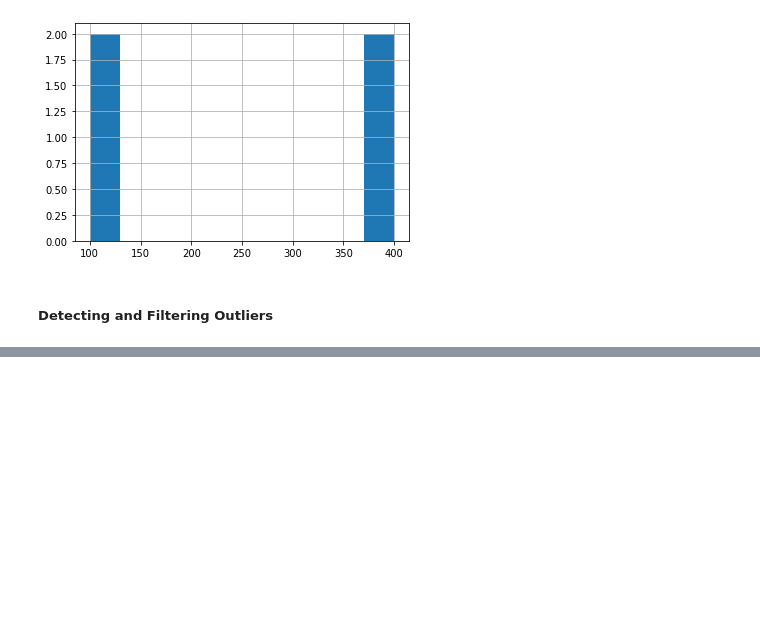
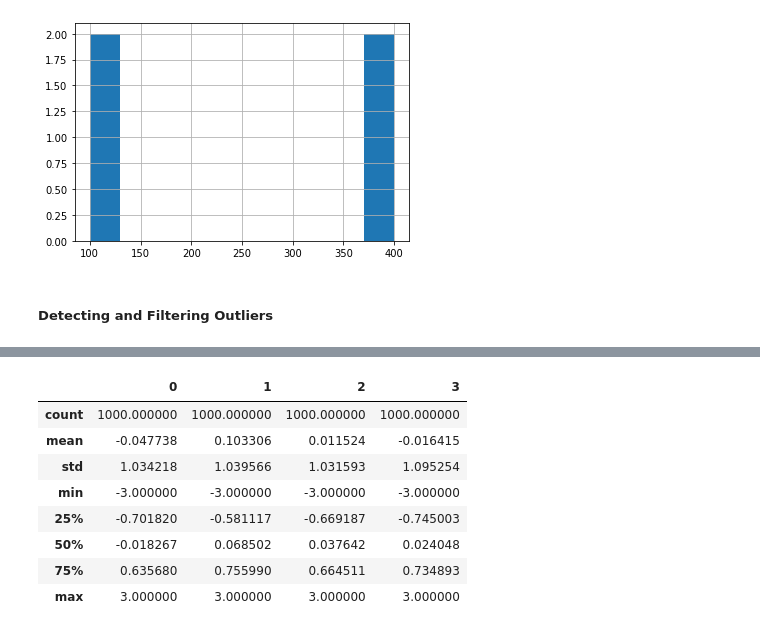
Before and after one commit to PalashSharma15/python-for-data-analysis-2nd-ed-notes, a Jupyter notebook: ch07/ch07.ipynb, the cells around one changed output, grey strips where cells are left out. Cells and saved outputs as stored; diff of their text form; code cells hidden in the pictures; blank space fills up the shorter version.

```diff
--- a/ch07/ch07.ipynb
+++ b/ch07/ch07.ipynb
@@ -575,0 +589,15 @@ pd.value_counts(cats).hist()
+# %%
+# extract the values of columns exceeding 3
+# replacing those values with 3 and -3
+data[(np.abs(data)>3).any(1)] = np.sign(data) * 3
+data.describe()
+# %% [output]
+|  | 0 | 1 | 2 | 3 |
+| count | 1000.000000 | 1000.000000 | 1000.000000 | 1000.000000 |
+| mean | -0.047738 | 0.103306 | 0.011524 | -0.016415 |
+| std | 1.034218 | 1.039566 | 1.031593 | 1.095254 |
+| min | -3.000000 | -3.000000 | -3.000000 | -3.000000 |
+| 25% | -0.701820 | -0.581117 | -0.669187 | -0.745003 |
+| 50% | -0.018267 | 0.068502 | 0.037642 | 0.024048 |
+| 75% | 0.635680 | 0.755990 | 0.664511 | 0.734893 |
+| max | 3.000000 | 3.000000 | 3.000000 | 3.000000 |
```
Also changed, not shown: parts of 87 cells of this notebook, 1 other file.
